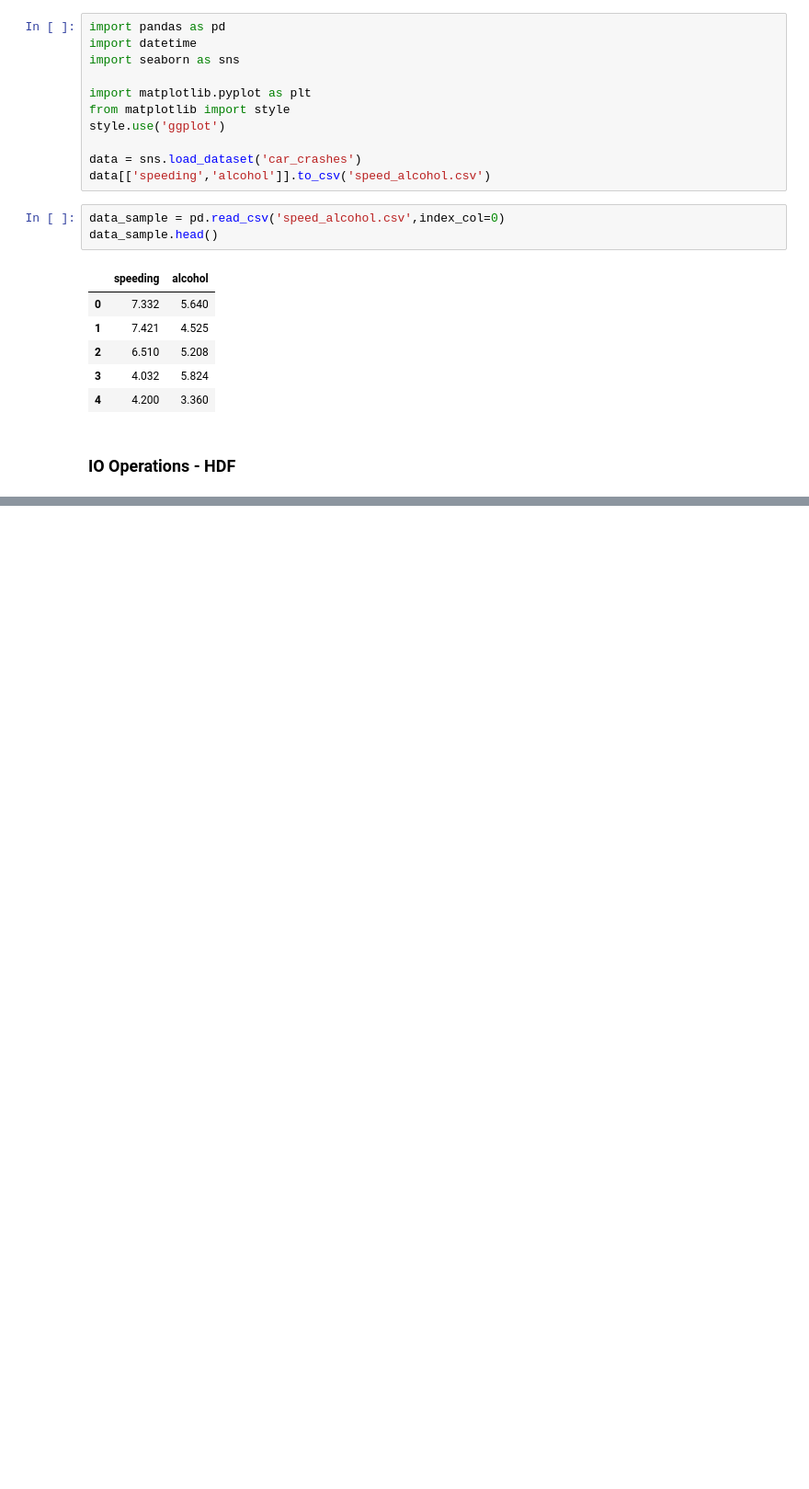
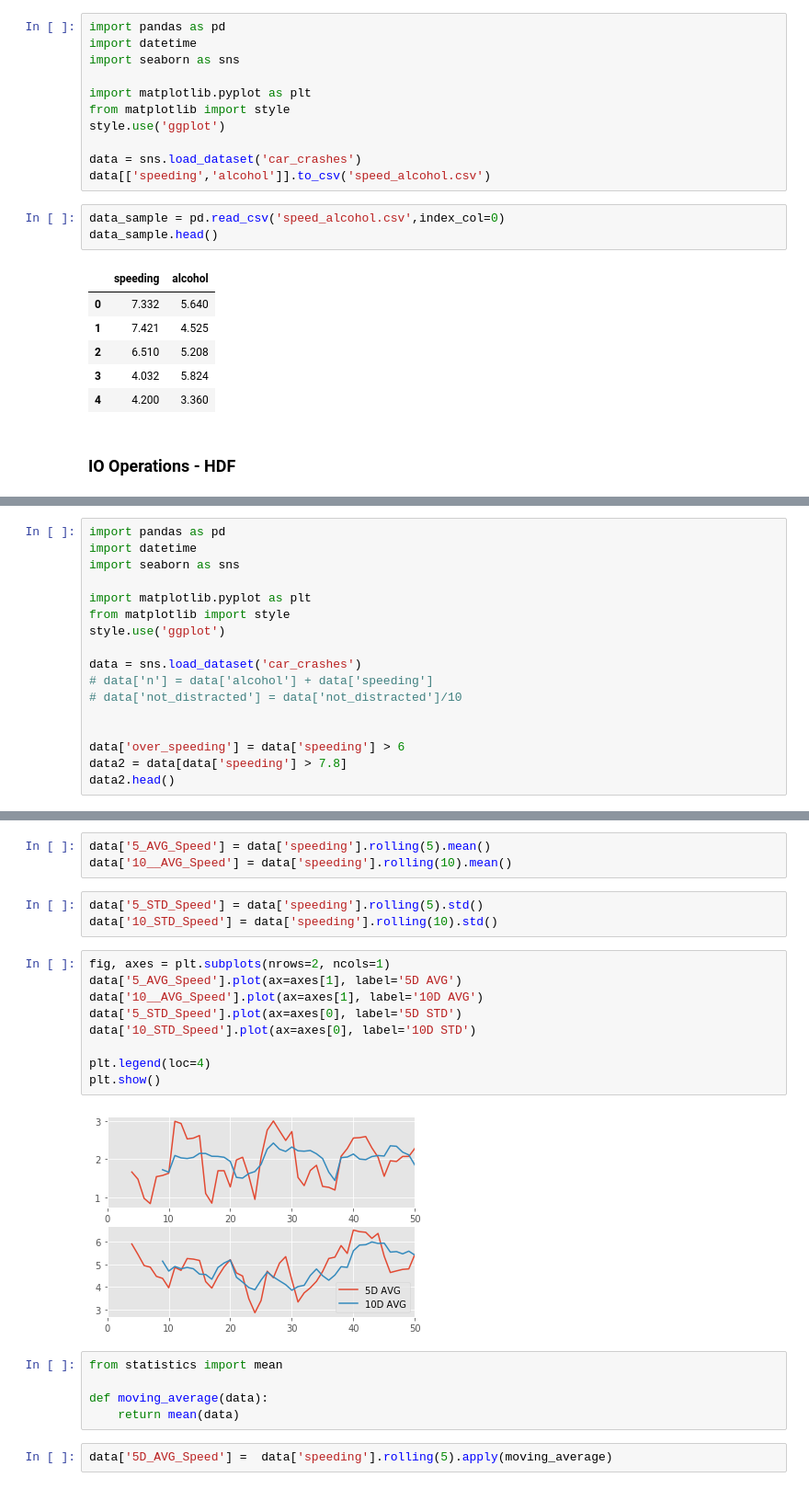
Before and after one commit to cmj123/BecomeAProfessionalPythonProgrammer, a Jupyter notebook: data_analysis_python_pandas/data_analysis_with_python_pandas.ipynb, the cells around one changed output, grey strips where cells are left out. Shown at 92% size. Saved outputs shown, nothing was run; the diff lists cells and outputs as text; blank space fills up the shorter version.

Commit message:
Data analysis using pandas rolling function

```diff
--- a/data_analysis_python_pandas/data_analysis_with_python_pandas.ipynb
+++ b/data_analysis_python_pandas/data_analysis_with_python_pandas.ipynb
@@ -134,0 +141,17 @@ data_sample.head()
+# %%
+import pandas as pd
+import datetime
+import seaborn as sns
+
+import matplotlib.pyplot as plt
+from matplotlib import style
+style.use('ggplot')
+
+data = sns.load_dataset('car_crashes')
+# data['n'] = data['alcohol'] + data['speeding']
+# data['not_distracted'] = data['not_distracted']/10
+
+
+data['over_speeding'] = data['speeding'] > 6
+data2 = data[data['speeding'] > 7.8]
+data2.head()
@@ -134,0 +180,24 @@ data_sample.head()
+# %%
+data['5_AVG_Speed'] = data['speeding'].rolling(5).mean()
+data['10__AVG_Speed'] = data['speeding'].rolling(10).mean()
+# %%
+data['5_STD_Speed'] = data['speeding'].rolling(5).std()
+data['10_STD_Speed'] = data['speeding'].rolling(10).std()
+# %%
+fig, axes = plt.subplots(nrows=2, ncols=1)
+data['5_AVG_Speed'].plot(ax=axes[1], label='5D AVG')
+data['10__AVG_Speed'].plot(ax=axes[1], label='10D AVG')
+data['5_STD_Speed'].plot(ax=axes[0], label='5D STD')
+data['10_STD_Speed'].plot(ax=axes[0], label='10D STD')
+
+plt.legend(loc=4)
+plt.show()
+# %% [output]
+[figure, added]
+# %%
+from statistics import mean
+
+def moving_average(data):
+    return mean(data)
+# %%
+data['5D_AVG_Speed'] =  data['speeding'].rolling(5).apply(moving_average)
```
Also changed, not shown: parts of 10 cells of this notebook.
